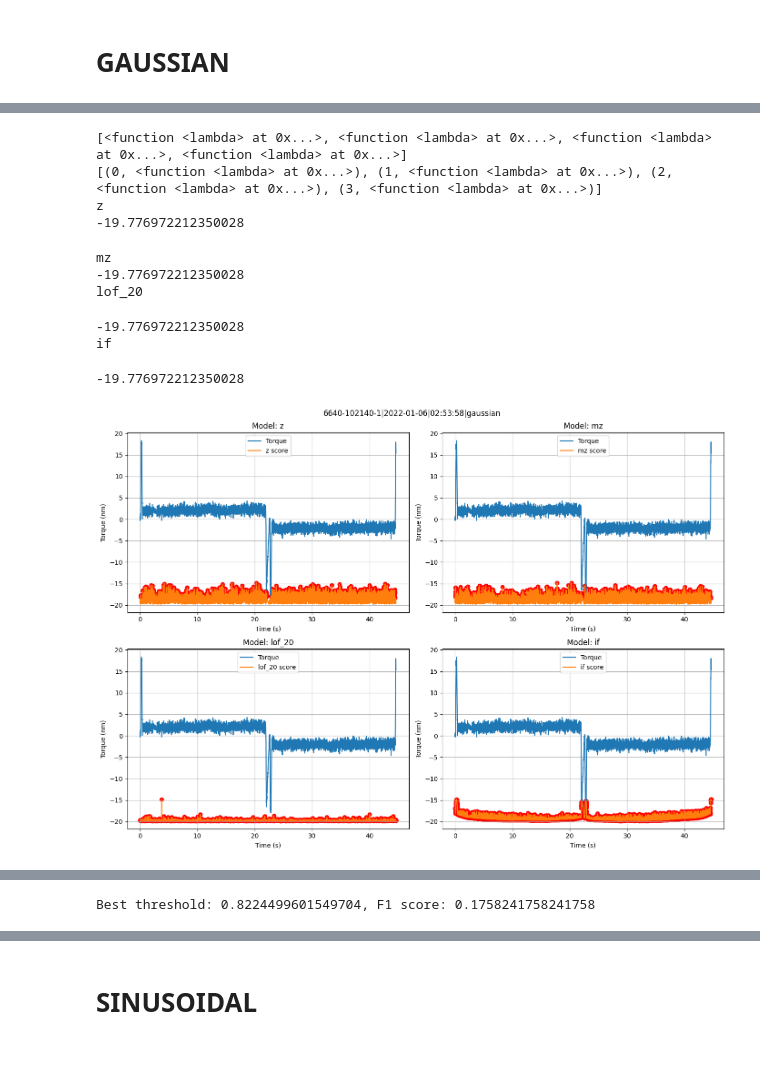
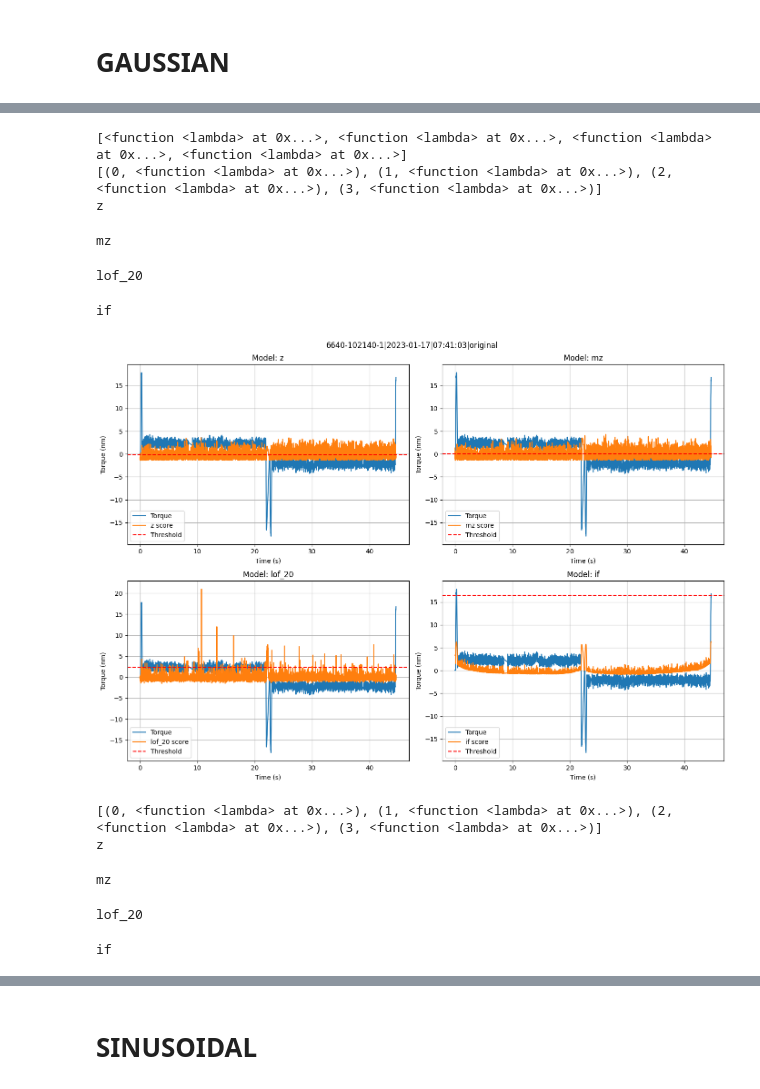
Before and after one commit to luukverkleij/PredictiveMaintenance, a Jupyter notebook: bodyshop-project/src/gaussian-experiments.ipynb, the cells around one changed output, grey strips where cells are left out. Saved outputs shown, nothing was run; the diff lists cells and outputs as text; code cells hidden in the pictures; blank space fills up the shorter version.

Commit message:
Changes In Plotting Stuff

```diff
--- a/bodyshop-project/src/gaussian-experiments.ipynb
+++ b/bodyshop-project/src/gaussian-experiments.ipynb
@@ -35,7 +32,7 @@ def run_experiment(df : pd.DataFrame, models, columns, name, robotsids = []):
     experiment = Experiment(name)
     experiment.run(df, models, (['seqid', 'timeindex_bin'], columns), spliton="robotid", verbose=True)
     experiment.set_anomalies(df_anomalies)
-    experiment.calculate_metrics(models=models, aggrfunc=agg.aggr_sum)
+    experiment.calculate_metrics(aggrfunc=agg.aggr_sqrtsum)
 
     experiment.pickle()
 
@@ -128,5 +125,5 @@ def load_or_run_experiments(load_experiments, params, name_func, run_func, df, m
 # %% [markdown]
 # GAUSSIAN
 # %%
-exps_gaussian = load_or_run_experiments(load_experiments, guassian_params, name_guassian_experiment, run_gaussian_experiment, df_in, models, exp_columns, syn_column, synratio, ids)
+exps_gaussian = load_or_run_experiments(False, guassian_params, name_guassian_experiment, run_gaussian_experiment, df_in, models, exp_columns, syn_column, synratio, ids)
 # %% [output]
@@ -138,4 +147,4 @@ Experiments Loaded
 # %%
-exp = exps_gaussian['gaussian_0.1_0.1_6640-102140-1']
-exp.results['df']
+exp = exps_gaussian['gaussian_0.1_0.55_6640-102140-1']
+exp.calculate_metrics(aggrfunc=agg.aggr_sum)
 # %% [output]
@@ -180,52 +177,61 @@ def plot_multiple(plots, title="", colnums=3, colsize=5, rowsize=5):
     # Show the plot
     plt.show()
 
-def _plot_experiments(exp, name, ax, id=None):
+def _plot_experiments(exp, methodname, ax, id=None):
     ## Calculate the best threshold (by F1 score) for the model
-    precision, recall, thresholds = exp.results['pr']['z']
+    precision, recall, thresholds = exp.results['pr'][methodname]
     f1_scores = 2 * (precision * recall) / (precision + recall)
     best_threshold_index = np.nanargmax(f1_scores)
     best_threshold = thresholds[best_threshold_index]
 
     ##
 
-    print(name)
+    print(methodname)
     df = exp.results['df'].sort_values(by='timeindex')
     df = df[df['seqid'] == id]
 
     ax.plot(df['timeindex'], df['torqueactual'], label="Torque")
 
     (ymin, _) = ax.get_ylim()
-    print(ymin)
-    scaler = MinMaxScaler((ymin, ymin + 5))
-    X = scaler.fit_transform(df[[name]])
-    ax.plot(df['timeindex'], X, label=f'{name} score')
+    scaler = StandardScaler()
+    X = scaler.fit_transform(abs(df[[methodname]]))
+
+
+    # # Highlight parts in df[[name]] that are over the best_threshold
+    # print(best_threshold, len(df))
+    # over_threshold = df[df[methodname] > best_threshold]
+    # print(len(over_threshold))
+    # ax.scatter(over_threshold['timeindex'], scaler.transform(over_threshold[[methodname]]), color='red', label='Over Threshold', s=2)
+
+    ax.plot(df['timeindex'], X, label=f'{methodname} score')
+    #ax.axhline(y=scaler.transform(([[best_threshold]])[0][0]), color='red', linestyle='--', label='Threshold')
+
+    ax.axhline(y=scaler.transform([[best_threshold]])[0][0], color='red', linestyle='--', label='Threshold')
 
     ax.set_xlabel('Time (s)')
     ax.set_ylabel('Torque (nm)')
     #ax.title = f'ID : {id} - Model: {model}'
-    ax.set_title(f'Model: {name}')
+    ax.set_title(f'Model: {methodname}')
     ax.legend()
     ax.grid(True)
 
-    # Highlight parts in df[[name]] that are over the best_threshold
-    over_threshold = df[df[name] > best_threshold]
-    ax.scatter(over_threshold['timeindex'], scaler.transform(over_threshold[[name]]), color='red', label='Over Threshold')
-
 modelnames = ['z', 'mz', 'lof_20', 'if']
-seqid = np.random.choice(exp.results['df']['seqid'].unique())
+seqid_org = np.random.choice([seqid for seqid in exp.results['df']['seqid'].unique() if 'original' in seqid])
+seqid_gauss = np.random.choice([seqid for seqid in exp.results['df']['seqid'].unique() if 'gaussian' in seqid])
 print([lambda ax: name for name in modelnames])
-plot_multiple([lambda ax, name=name: _plot_experiments(exp, name, ax, seqid) for name in modelnames], title=f"{seqid}", colnums=2, colsize=7)
+plot_multiple([lambda ax, name=name: _plot_experiments(exp, name, ax, seqid_org) for name in modelnames], title=f"{seqid_org}", colnums=2, colsize=7)
+plot_multiple([lambda ax, name=name: _plot_experiments(exp, name, ax, seqid_gauss) for name in modelnames], title=f"{seqid_gauss}", colnums=2, colsize=7)
 #plot_experiments(exp, 'z', np.random.choice(exp.results['df']['seqid'].unique()))
 # %% [output]
 [<function <lambda> at 0x...>, <function <lambda> at 0x...>, <function <lambda> at 0x...>, <function <lambda> at 0x...>]
 [(0, <function <lambda> at 0x...>), (1, <function <lambda> at 0x...>), (2, <function <lambda> at 0x...>), (3, <function <lambda> at 0x...>)]
 z
--19.776972212350028
 mz
--19.776972212350028
-lof_20
--19.776972212350028
-if
+lof_20
--19.776972212350028
+if
-[figure, old version]
+[figure, new version]
+[(0, <function <lambda> at 0x...>), (1, <function <lambda> at 0x...>), (2, <function <lambda> at 0x...>), (3, <function <lambda> at 0x...>)]
+z
+mz
+lof_20
+if
@@ -232,8 +239,3 @@ if
-# %%
-
-print(f"Best threshold: {best_threshold}, F1 score: {f1_scores[best_threshold_index]}")
-# %% [output]
-Best threshold: 0.8224499601549704, F1 score: 0.1758241758241758
 # %%
 rp_curves = {}
 for exp in models:
```
Also changed, not shown: parts of 5 cells of this notebook, 1 other file.
